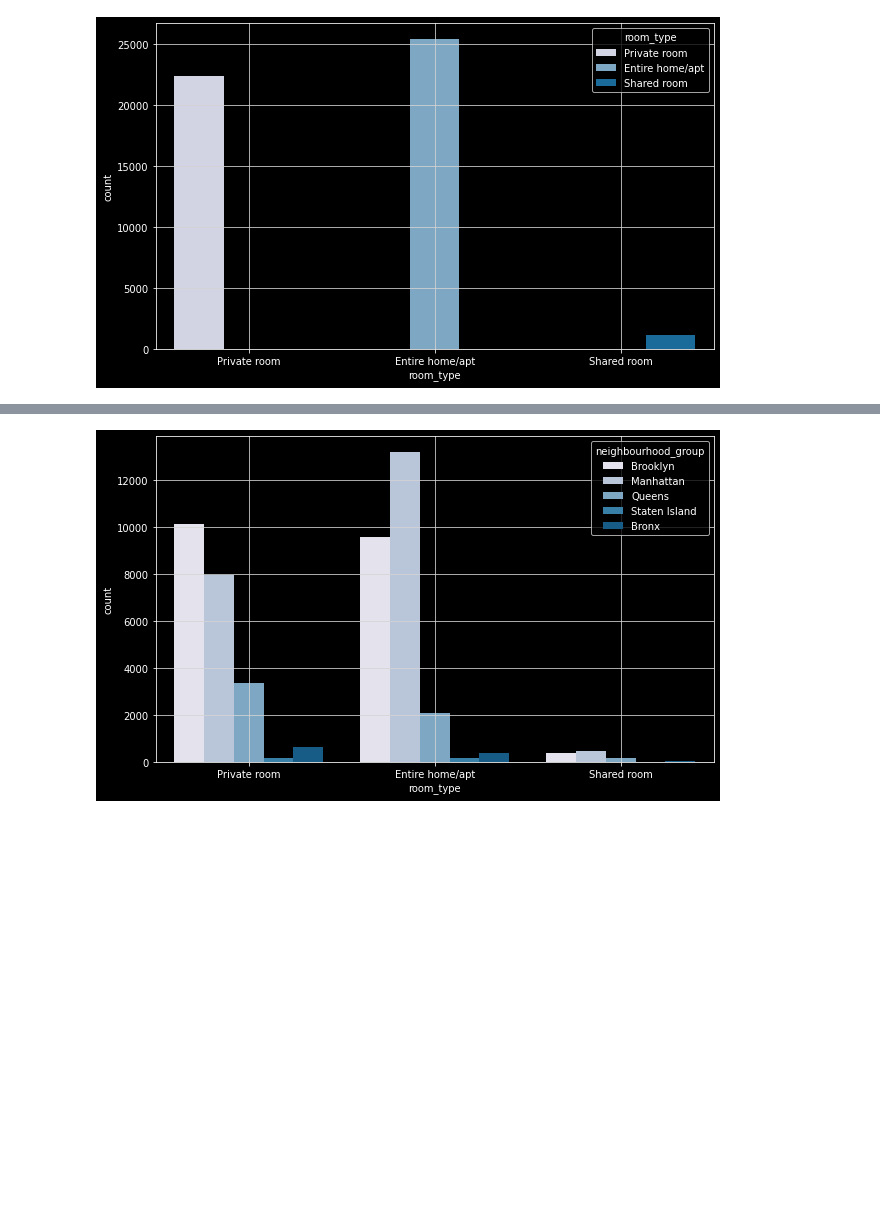
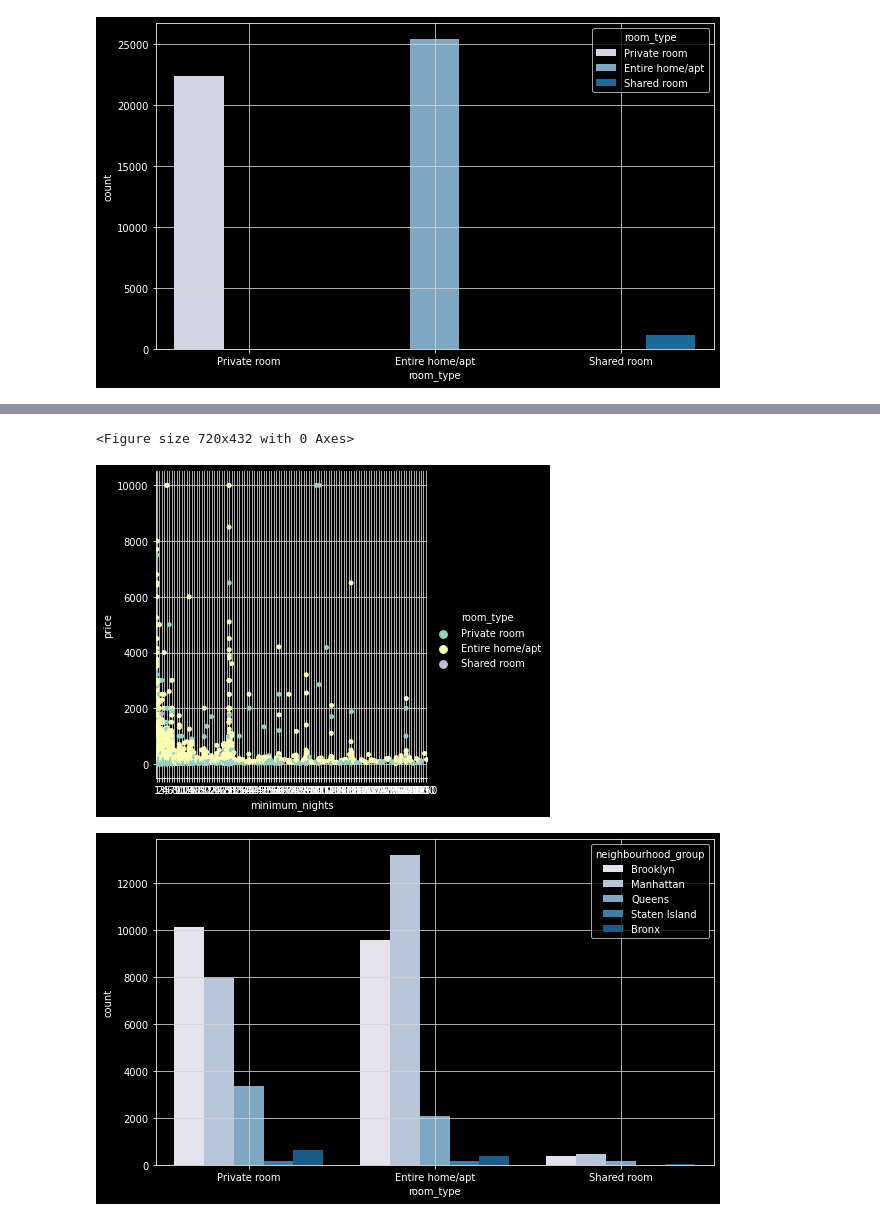
Before and after one commit to carlmaps/Visualizaion-Projects, a Jupyter notebook: NewYork_Airbnb.ipynb, the cells around one changed output, grey strips where cells are left out. Drawn from its saved outputs; the diff is of its cells as text; code cells hidden in the pictures; blank space fills up the shorter version.

```diff
--- a/NewYork_Airbnb.ipynb
+++ b/NewYork_Airbnb.ipynb
@@ -262,3 +281,12 @@ plt.grid(color='#d4d4d4')
+# %%
+plt.style.use('dark_background')
+plt.figure(figsize=(10,6))
+
+sns.catplot(x="minimum_nights", y="price", data=df, hue='room_type');
+plt.grid(color='#d4d4d4')
+# %% [output]
+<Figure size 720x432 with 0 Axes>
+[figure, added]
 # %%
 plt.style.use('dark_background')
 plt.figure(figsize=(10,6))
```
Also changed, not shown: parts of 12 cells of this notebook.
